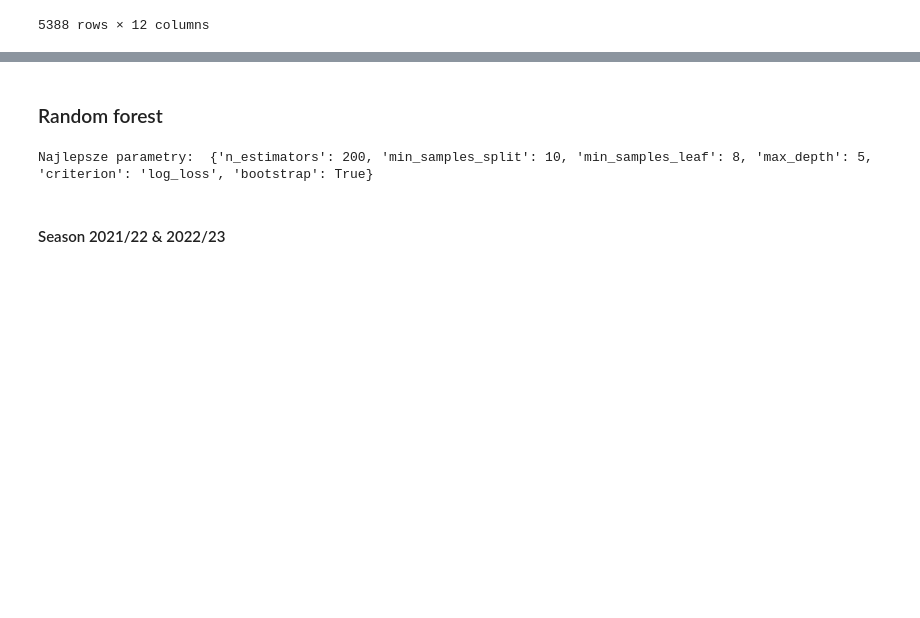
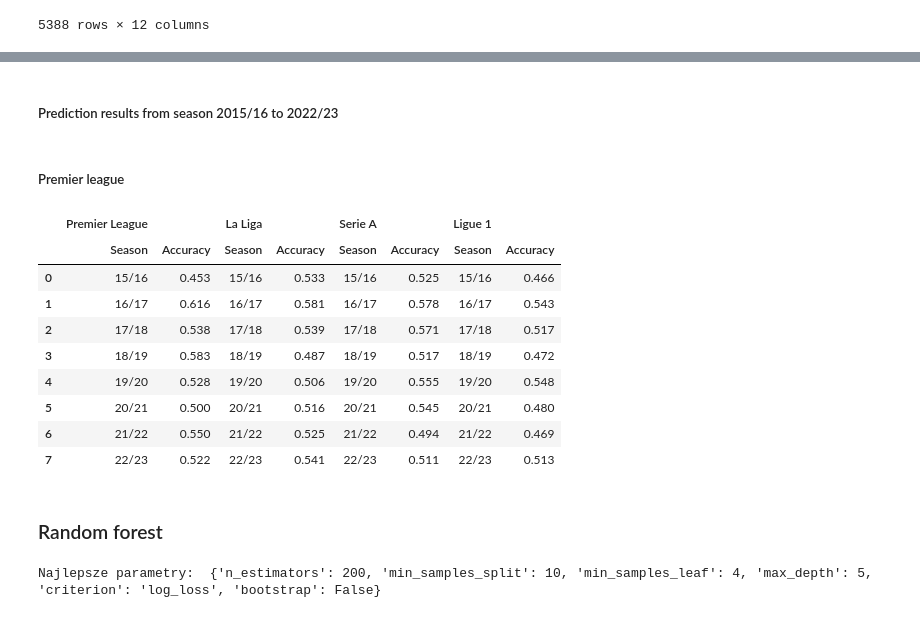
Before and after one commit to LKochan123/Football-fun, a Jupyter notebook: notebooks/prediction.ipynb, the cells around one changed output, grey strips where cells are left out. Saved outputs shown, nothing was run; the diff lists cells and outputs as text; code cells hidden in the pictures; blank space fills up the shorter version.

```diff
--- a/notebooks/prediction.ipynb
+++ b/notebooks/prediction.ipynb
@@ -4,5 +11,6 @@ import numpy as np
 # %%
-seasons = pd.read_csv('./Merged_seasons/E0_seasons_5_to_23.csv')
+file = 'E0_seasons_5_to_23'
+seasons = pd.read_csv(f'../data/processed/{file}.csv')
 seasons.head()
 # %% [output]
 |  | Div | Date | HomeTeam | AwayTeam | FTHG | FTAG | FTR | HTHG | HTAG | HTR | ... | ... |
@@ -24,4 +22,0 @@ Index(['Div', 'Date', 'HomeTeam', 'AwayTeam', 'FTHG', 'FTAG', 'FTR', 'HTHG',
-# %%
-seasons["Date"] = pd.to_datetime(seasons["Date"], dayfirst=True)
-seasons.dropna(axis=0, inplace=True)
-seasons.reset_index(drop=True, inplace=True)
@@ -53,6 +71,6 @@ df.iloc[200:210, 18:]
 # %%
-cols = ['H_status', 'A_status', 'HPTS_avg_5', 'APTS_avg_5', 'H_gd_5', 'A_gd_5', 'H_eff_5', 'A_eff_5', 'HST_avg_5', 'AST_avg_5', 'H_H2H', 'A_H2H']
-seasons[cols]
+features = ['H_status', 'A_status', 'HPTS_avg_5', 'APTS_avg_5', 'H_gd_5', 'A_gd_5', 'H_eff_5', 'A_eff_5', 'HST_avg_5', 'AST_avg_5', 'H_H2H', 'A_H2H']
+seasons[features]
 # %% [output]
 |  | H_status | A_status | HPTS_avg_5 | APTS_avg_5 | H_gd_5 | A_gd_5 | H_eff_5 | A_eff_5 | HST_avg_5 | AST_avg_5 | ... |
 | 0 | 1.91 | 1.26 | 3.0 | 1.0 | 1.0 | 0.0 | 0.07 | 0.25 | 14.0 | 4.0 | ... |
@@ -206,12 +126,42 @@ from matplotlib import pyplot as plt
+# %% [markdown]
+##### Prediction results from season 2015/16 to 2022/23
+# %% [markdown]
+##### Premier league
+# %%
+years = [i for i in range(15, 23)]
+
+premier_league = seasons
+la_liga = pd.read_csv(f'../data/processed/SP1_seasons_5_to_23.csv')
+serie_a = pd.read_csv(f'../data/processed/I1_seasons_5_to_23.csv')
+ligue_1 = pd.read_csv(f'../data/processed/F1_seasons_5_to_23.csv')
+
+leagues = [premier_league, la_liga, serie_a, ligue_1]
+league_names = ['Premier League', 'La Liga', 'Serie A', 'Ligue 1']
+all_leagues = []
+
+for league in leagues:
+    t.process_data(league)
+    all_leagues.append(t.league_predictions(league, years, features, lr_clf))
+
+pd.concat(all_leagues, axis=1, keys=league_names)
+# %% [output]
+|  | Premier League |  | La Liga |  | Serie A |  | Ligue 1 |  |
+|  | Season | Accuracy | Season | Accuracy | Season | Accuracy | Season | Accuracy |
+| 0 | 15/16 | 0.453 | 15/16 | 0.533 | 15/16 | 0.525 | 15/16 | 0.466 |
+| 1 | 16/17 | 0.616 | 16/17 | 0.581 | 16/17 | 0.578 | 16/17 | 0.543 |
+| 2 | 17/18 | 0.538 | 17/18 | 0.539 | 17/18 | 0.571 | 17/18 | 0.517 |
+| 3 | 18/19 | 0.583 | 18/19 | 0.487 | 18/19 | 0.517 | 18/19 | 0.472 |
+| 4 | 19/20 | 0.528 | 19/20 | 0.506 | 19/20 | 0.555 | 19/20 | 0.548 |
+| 5 | 20/21 | 0.500 | 20/21 | 0.516 | 20/21 | 0.545 | 20/21 | 0.480 |
+| 6 | 21/22 | 0.550 | 21/22 | 0.525 | 21/22 | 0.494 | 21/22 | 0.469 |
+| 7 | 22/23 | 0.522 | 22/23 | 0.541 | 22/23 | 0.511 | 22/23 | 0.513 |
 # %% [markdown]
 ### Random forest
 # %%
 from sklearn.ensemble import RandomForestClassifier
 from sklearn.model_selection import GridSearchCV, RandomizedSearchCV
 
-date = '15/07/21'
-
-X_train, X_test, y_train, y_test = my_train_test_split(seasons, date, cols)
+X_train, X_test, y_train, y_test = t.my_train_test_split(seasons, 22, features)
 
 rf_clf = RandomForestClassifier()
 
@@ -230,6 +180,4 @@ random_search.fit(X_train, y_train)
 
 print("Najlepsze parametry: ", random_search.best_params_)
 # %% [output]
-Najlepsze parametry:  {'n_estimators': 200, 'min_samples_split': 10, 'min_samples_leaf': 8, 'max_depth': 5, 'criterion': 'log_loss', 'bootstrap': True}
+Najlepsze parametry:  {'n_estimators': 200, 'min_samples_split': 10, 'min_samples_leaf': 4, 'max_depth': 5, 'criterion': 'log_loss', 'bootstrap': False}
-# %% [markdown]
-#### Season 2021/22 & 2022/23
```
Also changed, not shown: parts of 38 cells of this notebook, 3 other files.
